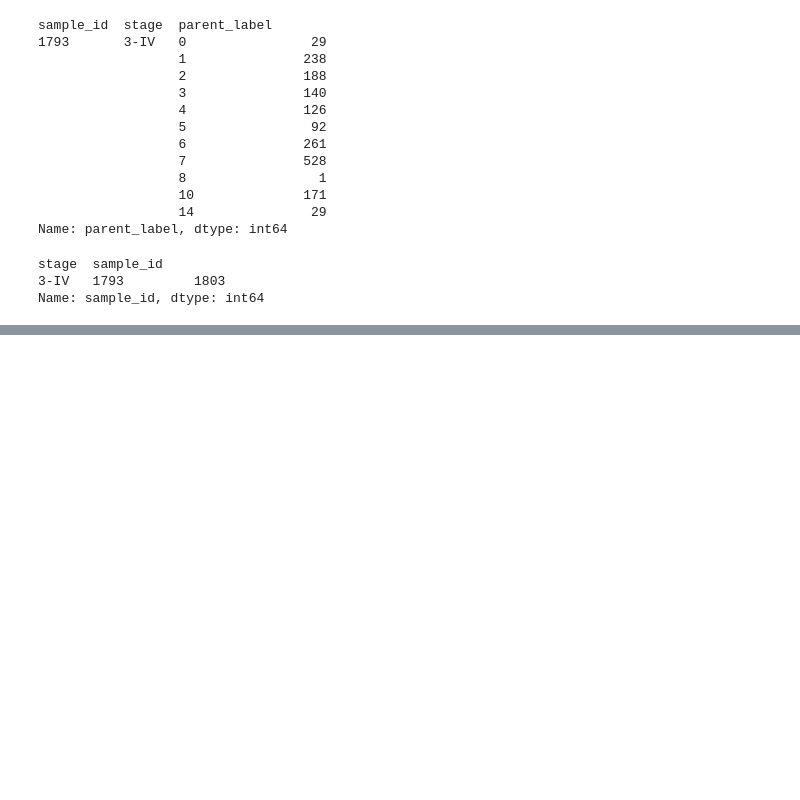
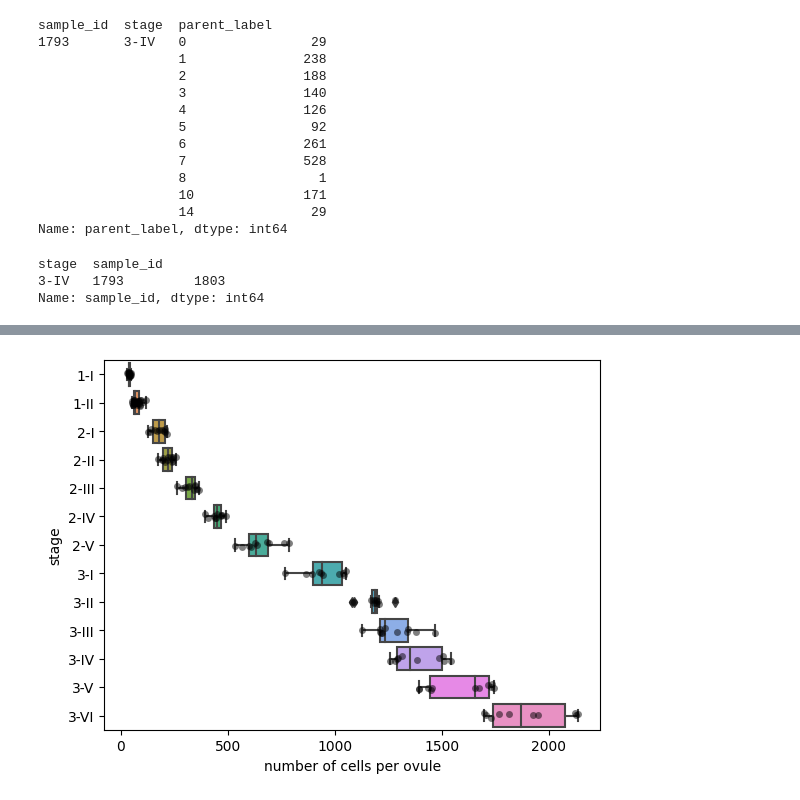
Before and after one commit to SNZLab/3D-ovule-analysis-pipeline, a Jupyter notebook: Automation_pipeline.ipynb, the cells around one changed output, grey strips where cells are left out. Saved outputs shown, nothing was run; the diff lists cells and outputs as text; code cells hidden in the pictures; blank space fills up the shorter version.

Commit message:
Added statistical analyses on platinum dataset

```diff
--- a/Automation_pipeline.ipynb
+++ b/Automation_pipeline.ipynb
@@ -96,0 +107,24 @@ Name: sample_id, dtype: int64
+# %%
+# Execute a command
+# Load data from table cell_attributes
+cur.execute("SELECT * FROM v12_platinum_158_dataset")
+
+# Obtain data as python object
+
+# Obtain first row of data table
+# first_col = cur.fetchone()
+
+# Obtain all rows of data table
+cell_attributes = cur.fetchall()
+
+# Obtain column names
+colnames = [desc[0] for desc in cur.description]
+# %%
+# Create pandas DataFrame from list of tuples
+df = pd.DataFrame(cell_attributes)
+
+# Add column names to respective columns
+df.columns = colnames
+
+# Display first five rows of pandas DataFrame
+df.head()
@@ -96,0 +138,5 @@ Name: sample_id, dtype: int64
+# %%
+# Count number of cells per ovule per stage
+# Group by variables "stage_id" and count unique values in "ovule_id"
+count_cells_by_stage = df.groupby(['stage'])['ovule_id'].value_counts().reset_index(name='n')
+print(count_cells_by_stage)
@@ -96,0 +158,16 @@ Name: sample_id, dtype: int64
+# %%
+# Box plot of number of cells per ovule over stage
+
+# Box plots
+sns.boxplot(data=count_cells_by_stage, x='n', y='stage')
+
+# Scatter plots
+sns.stripplot(data=count_cells_by_stage, x='n', y='stage', color='black', alpha=0.5)
+
+# Change label of x-axis
+plt.xlabel('number of cells per ovule')
+
+# Show plot
+plt.show()
+# %% [output]
+[figure, added]
```
Also changed, not shown: parts of 14 cells of this notebook.
